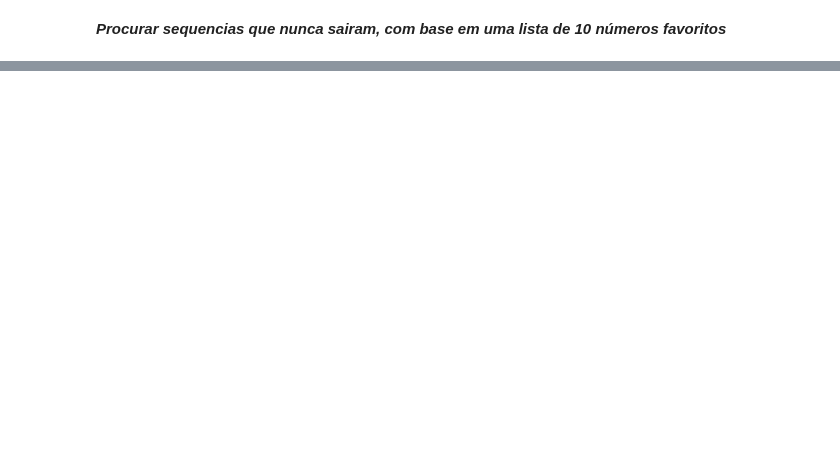
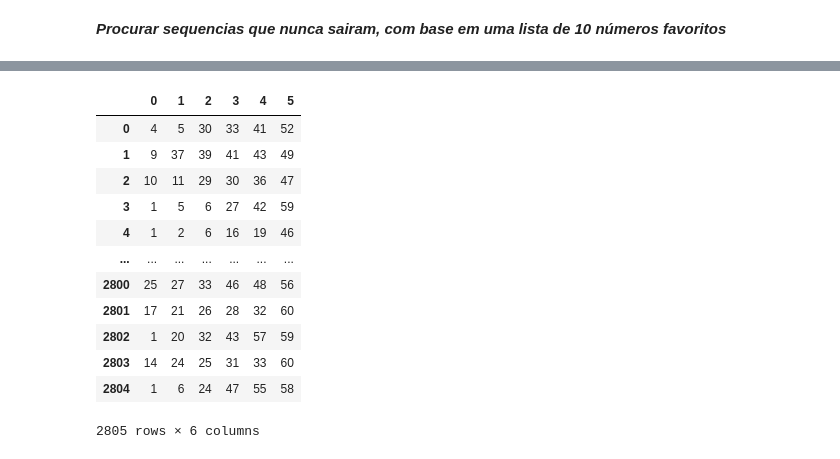
Before and after one commit to brunoodutra/mega_sena_EDA, a Jupyter notebook: megasena_analise.ipynb, the cells around one changed output, grey strips where cells are left out. Cells and saved outputs as stored; diff of their text form; code cells hidden in the pictures; blank space fills up the shorter version.

```diff
--- a/megasena_analise.ipynb
+++ b/megasena_analise.ipynb
@@ -164,0 +183,20 @@ New combination: [4, 10, 22, 26, 47, 55]
+# %%
+import pandas as pd
+import numpy as np
+
+history_df = pd.DataFrame(np.sort(history_df.values, axis=1), columns=history_df.columns, index=history_df.index)
+history_df
+# %% [output]
+|  | 0 | 1 | 2 | 3 | 4 | 5 |
+| 0 | 4 | 5 | 30 | 33 | 41 | 52 |
+| 1 | 9 | 37 | 39 | 41 | 43 | 49 |
+| 2 | 10 | 11 | 29 | 30 | 36 | 47 |
+| 3 | 1 | 5 | 6 | 27 | 42 | 59 |
+| 4 | 1 | 2 | 6 | 16 | 19 | 46 |
+| ... | ... | ... | ... | ... | ... | ... |
+| 2800 | 25 | 27 | 33 | 46 | 48 | 56 |
+| 2801 | 17 | 21 | 26 | 28 | 32 | 60 |
+| 2802 | 1 | 20 | 32 | 43 | 57 | 59 |
+| 2803 | 14 | 24 | 25 | 31 | 33 | 60 |
+| 2804 | 1 | 6 | 24 | 47 | 55 | 58 |
+2805 rows × 6 columns
```
Also changed, not shown: parts of 7 cells of this notebook, 1 other file.
